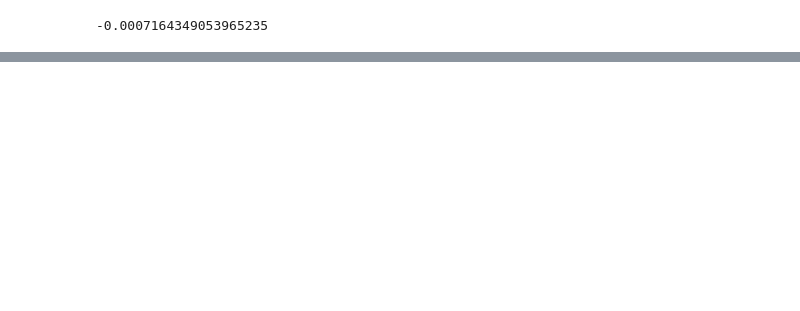
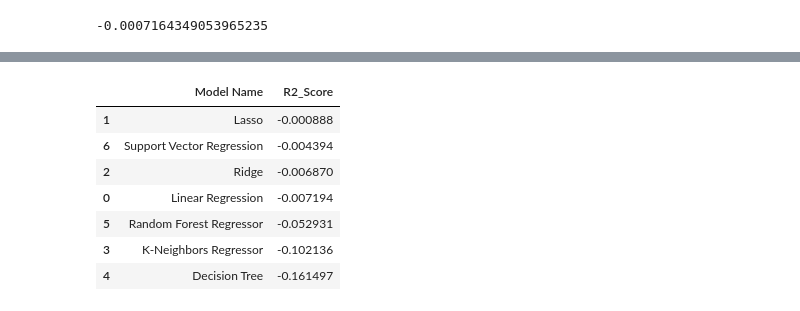
Before and after one commit to khaoula023/House_Price_Prediction, a Jupyter notebook: notebook/Model_training.ipynb, the cells around one changed output, grey strips where cells are left out. Saved outputs shown, nothing was run; the diff lists cells and outputs as text; code cells hidden in the pictures; blank space fills up the shorter version.

```diff
--- a/notebook/Model_training.ipynb
+++ b/notebook/Model_training.ipynb
@@ -278,0 +284,15 @@ stack.score(X_test, y_test)
+# %%
+scores = []
+
+# Perform cross-validation and store scores
+for name, model in models.items():
+    stack = StackingRegressor(estimators=estimators, final_estimator=Lasso())
+    score = cross_val_score(stack, X, Y, cv=5, scoring='r2')
+    scores.append(np.mean(score))
+    print(f"{name}: score = {np.mean(score)}")
+
+# Output the best model based on the highest score
+best_index = np.argmax(scores)
+best_model_name = list(models.keys())[best_index]
+best_score = scores[best_index]
+print(f"Best model: {best_model_name} with score = {best_score}")
@@ -278,0 +327,11 @@ stack.score(X_test, y_test)
+# %%
+pd.DataFrame(list(zip(model_list, scores)), columns=['Model Name', 'R2_Score']).sort_values(by=["R2_Score"],ascending=False)
+# %% [output]
+|  | Model Name | R2_Score |
+| 1 | Lasso | -0.000888 |
+| 6 | Support Vector Regression | -0.004394 |
+| 2 | Ridge | -0.006870 |
+| 0 | Linear Regression | -0.007194 |
+| 5 | Random Forest Regressor | -0.052931 |
+| 3 | K-Neighbors Regressor | -0.102136 |
+| 4 | Decision Tree | -0.161497 |
```
Also changed, not shown: parts of 17 cells of this notebook.
